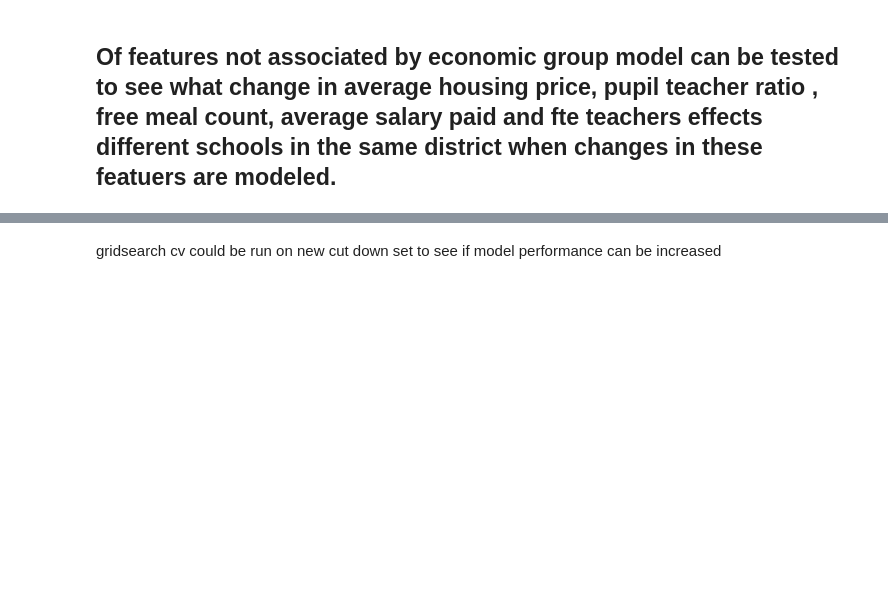
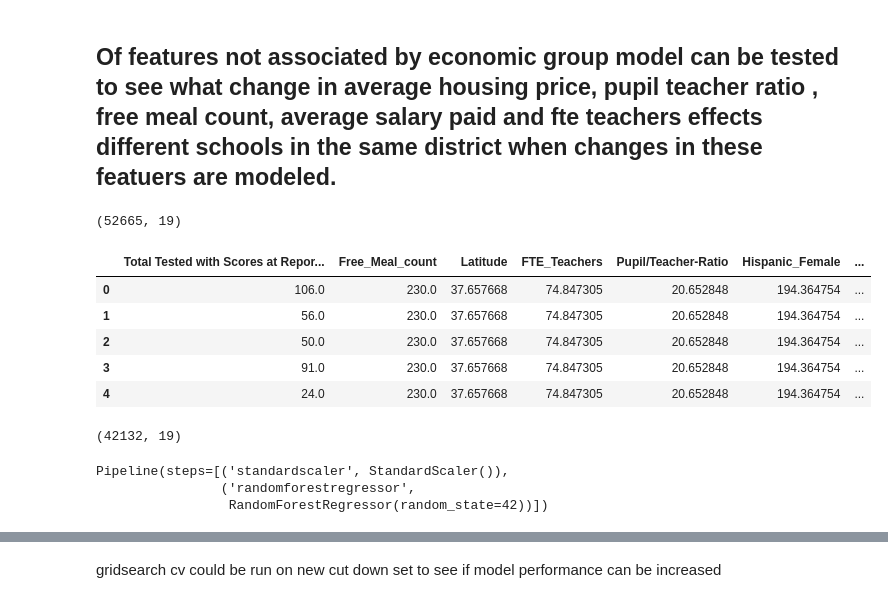
Before and after one commit to misterrustia/California_Testing_Analysis, a Jupyter notebook: notebooks/modeling/linear+Categorical.ipynb, the cells around one changed output, grey strips where cells are left out. Drawn from its saved outputs; the diff is of its cells as text; code cells hidden in the pictures; blank space fills up the shorter version.

Commit message:
towards final modeling

```diff
--- a/notebooks/modeling/linear+Categorical.ipynb
+++ b/notebooks/modeling/linear+Categorical.ipynb
@@ -395,8 +404,7 @@ var_imp_plot(base_imp, 'Default feature importance (scikit-learn)')
 # %%
 rf_pipe = make_pipeline(
     StandardScaler(),
-    RandomForestRegressor(random_state=42,
-                            max_depth=None )
+    RandomForestRegressor()
     )
 # %%
 rf_cv_results = cross_validate(rf_pipe, X_train, y_train, cv =5)
@@ -418,9 +426,8 @@ n_est[:8]
 [10, 16, 27, 46, 77, 129, 215, 359]
 # %%
 grid_params = {
-    'n_estimators': n_est[:5],
-#     'StandardScaler':[StandardScaler(),None],
-    'max_depth':[None,2,3,4,6]
+    'randomforestregressor__n_estimators': n_est[:5],
+    'randomforestregressor__max_depth':[None,2,3,4,6]
 }
 # %%
 rf_grid_cv = GridSearchCV(rf_pipe, param_grid= grid_params, cv=5, n_jobs=-1)
@@ -476,3 +514,18 @@ plt.show()
 # %%
 new_X_tr = model.transform(X_train)
 new_X_te = model.transform(X_test)
+# %%
+new_X = model.transform(X)
+new_X = pd.DataFrame(new_X, columns = selected_feat)
+new_X.shape
+# %% [output]
+(52665, 19)
+# %%
+new_X.head()
+# %% [output]
+|  | Total Tested with Scores at Repor... | Free_Meal_count | Latitude | FTE_Teachers | Pupil/Teacher-Ratio | Hispanic_Female | ... |
+| 0 | 106.0 | 230.0 | 37.657668 | 74.847305 | 20.652848 | 194.364754 | ... |
+| 1 | 56.0 | 230.0 | 37.657668 | 74.847305 | 20.652848 | 194.364754 | ... |
+| 2 | 50.0 | 230.0 | 37.657668 | 74.847305 | 20.652848 | 194.364754 | ... |
+| 3 | 91.0 | 230.0 | 37.657668 | 74.847305 | 20.652848 | 194.364754 | ... |
+| 4 | 24.0 | 230.0 | 37.657668 | 74.847305 | 20.652848 | 194.364754 | ... |
@@ -479,7 +534,13 @@ new_X_te = model.transform(X_test)
 # %%
 new_X_tr.shape
+# %% [output]
+(42132, 19)
 # %%
-rf_pipe.fit(new_X,y_train)
+rf_pipe.fit(new_X_tr,y_train)
+# %% [output]
+Pipeline(steps=[('standardscaler', StandardScaler()),
+                ('randomforestregressor',
+                 RandomForestRegressor(random_state=42))])
 # %%
 print('R^2 Training Score: {:.2f}  \nR^2 Validation Score: {:.2f}'.format(rf_pipe.score(new_X_tr, y_train),
 #                                                                                              rf_pipe.oob_score_,
```
Also changed, not shown: parts of 37 cells of this notebook, 2 other files.
